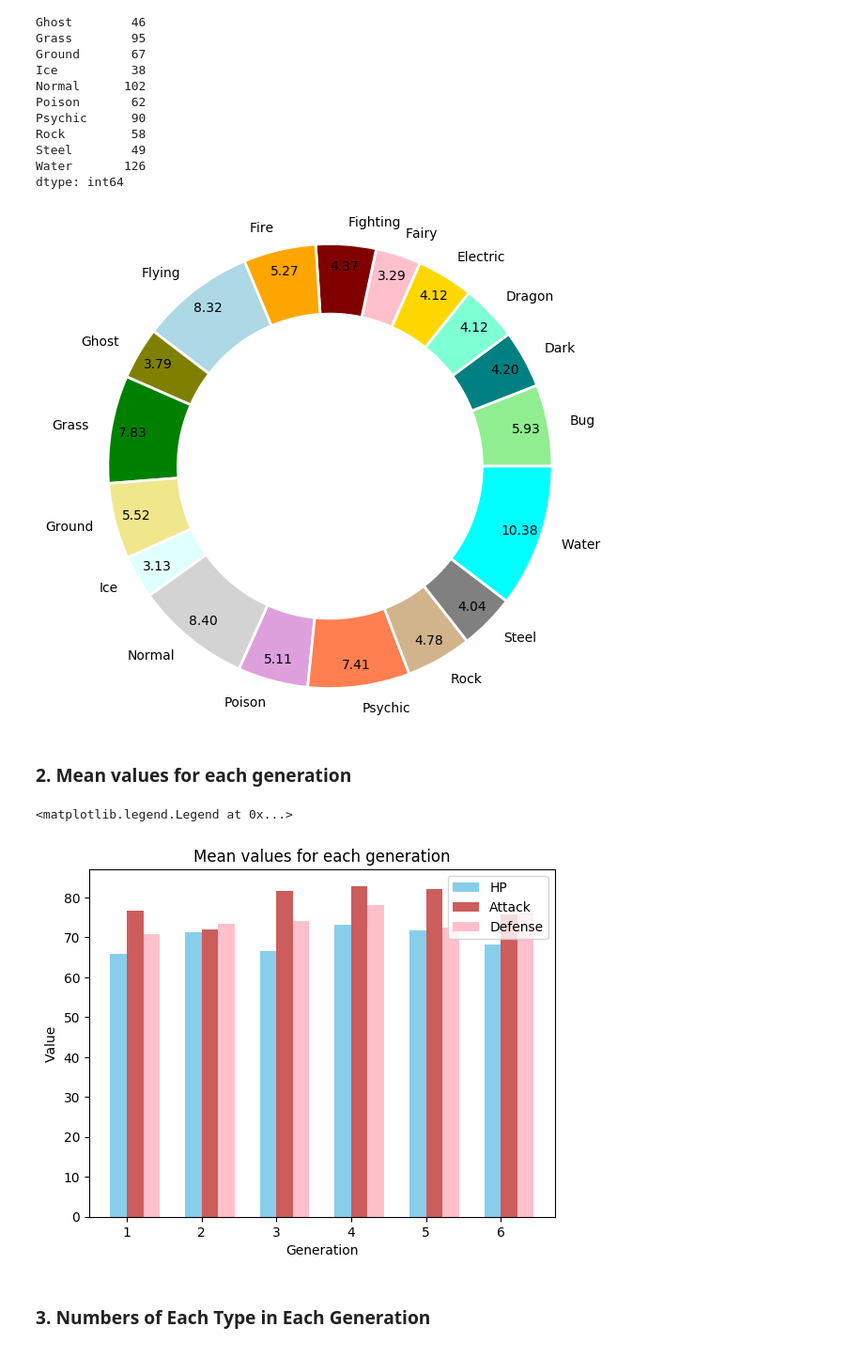
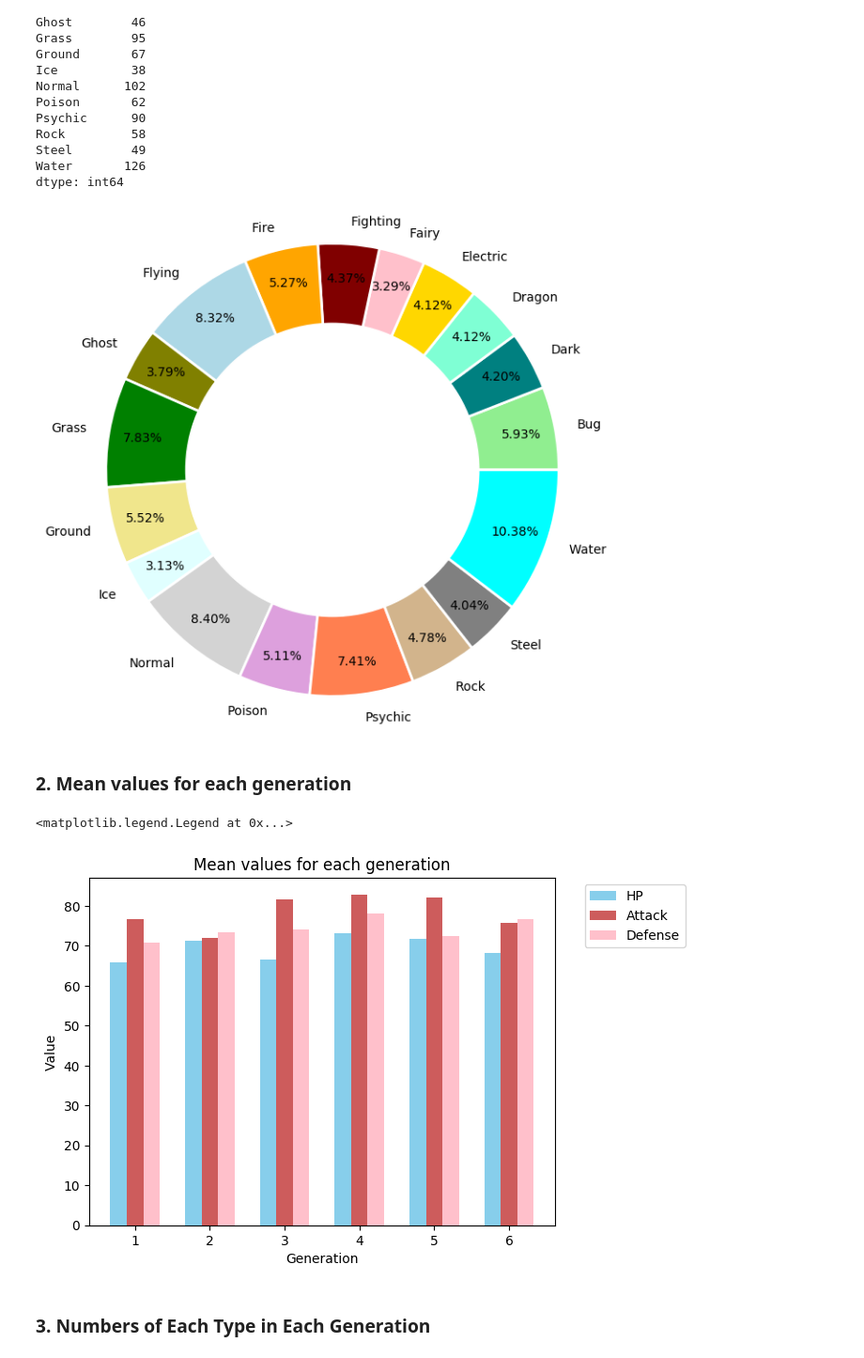
Before and after one commit to kevin110604/FDA_practice, a Jupyter notebook: FDA_hw1.ipynb, the cells around one changed output. Shown at 94% size. Drawn from its saved outputs; the diff is of its cells as text; code cells hidden in the pictures.

Commit message:
Fix Part2: adjust the legends

```diff
--- a/FDA_hw1.ipynb
+++ b/FDA_hw1.ipynb
@@ -529,18 +517,18 @@ dtype: int64
 # %%
 plt.style.use('default')
 my_circle = plt.Circle((0,0), radius=1.1, color='white')
-plt.pie(stype.values, labels=stype.index, autopct='%.2f', pctdistance=0.9,
+plt.pie(stype.values, labels=stype.index, autopct='%.2f%%', pctdistance=0.85,
         colors=['lightgreen', 'teal', 'aquamarine', 'gold',
                 'pink', 'maroon', 'orange', 'lightblue', 'olive',
                 'green', 'khaki', 'lightcyan', 'lightgray',
                 'plum', 'coral', 'tan', 'gray', 'cyan'],
-        labeldistance=1.1, radius=1.6,
+        labeldistance=1.1, radius=1.7,
         wedgeprops={'linewidth': 2, 'edgecolor': 'white'})
 p = plt.gcf()
 p.gca().add_artist(my_circle)
 plt.show()
 # %% [output]
-[figure, old version]
+[figure, new version]
 # %%
 def ftype(x):
     if x[1] == x[1] and x[0] == x[0]:
@@ -644,25 +632,25 @@ listde.append(sg6.iloc[2])
 # %%
 ind = np.arange(6)  # the x locations for the groups
 width = 0.22        # the width of the bars
 
 fig, ax = plt.subplots()
-rects0 = ax.bar(ind - width/2, listhp, width,
+rects0 = ax.bar(ind - width, listhp, width,
                 color='SkyBlue', label='HP')
-rects1 = ax.bar(ind + width/2, listat, width,
+rects1 = ax.bar(ind, listat, width,
                 color='IndianRed', label='Attack')
-rects2 = ax.bar(ind + 1.5*width, listde, width,
+rects2 = ax.bar(ind + width, listde, width,
                 color='pink', label='Defense')
 
 # Add some text for labels, title and custom x-axis tick labels, etc.
 ax.set_xlabel('Generation')
 ax.set_ylabel('Value')
 ax.set_title('Mean values for each generation')
 ax.set_xticks(ind)
 ax.set_xticklabels(('1', '2', '3', '4', '5', '6'))
-ax.legend()
+ax.legend(bbox_to_anchor=(1.05, 1))
 # %% [output]
 <matplotlib.legend.Legend at 0x...>
-[figure, old version]
+[figure, new version]
 # %% [markdown]
 ### 3. Numbers of Each Type in Each Generation
 # %%
```
Also changed, not shown: parts of 4 cells of this notebook.
